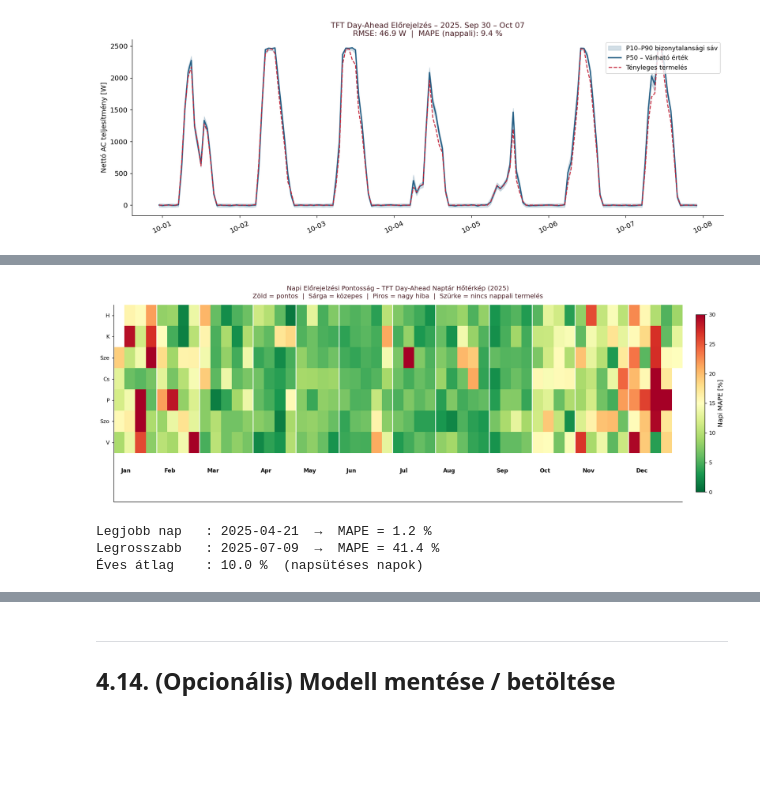
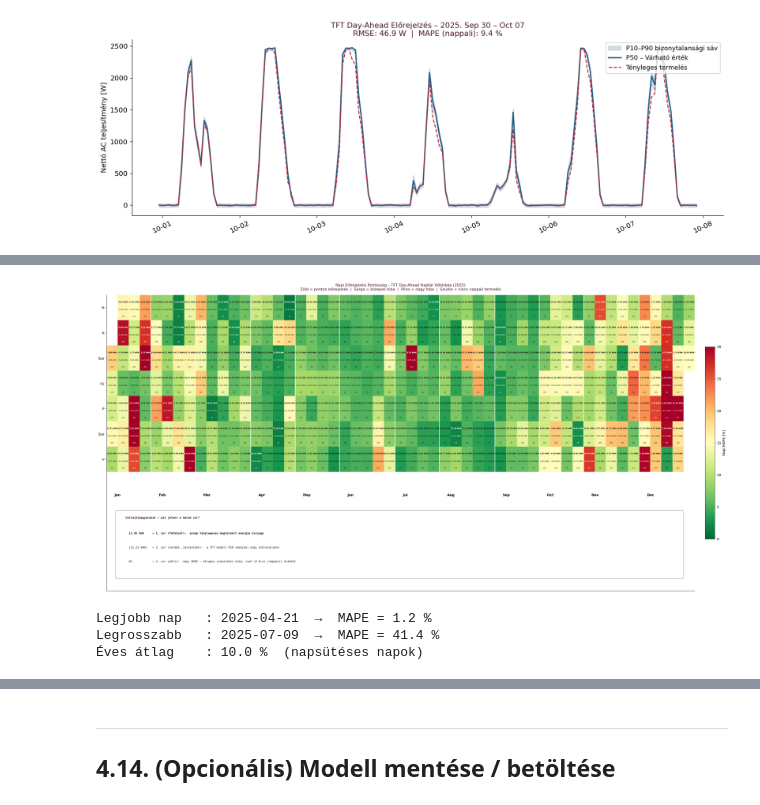
Before and after one commit to csabatatrai/solar-ml-pipeline, a Jupyter notebook: solar_ml_pipeline.ipynb, the cells around one changed output, grey strips where cells are left out. Drawn from its saved outputs; the diff is of its cells as text; code cells hidden in the pictures; blank space fills up the shorter version.

```diff
--- a/solar_ml_pipeline.ipynb
+++ b/solar_ml_pipeline.ipynb
@@ -527,7 +535,6 @@ Vizualizált hét: 2025-09-30 – 2025-10-07  (offset: 39/51)
 # %%
 # ─── 13. Vizualizáció: Napi MAPE Naptár Hőtérkép (2025) ────────────────────────
 
-# Helyi idő közelítése UTC+1-gyel (CET, DST figyelmen kívül – vizualizációhoz elegendő)
 _local_idx = actual_s.index + pd.Timedelta(hours=1)
 _tmp = pd.DataFrame({"actual": actual_s.values, "p50": p50_s.values}, index=_local_idx)
 _tmp = _tmp[_tmp.index.year == 2025]
@@ -540,58 +547,118 @@ def _day_mape(grp):
                     / grp.loc[_mask, "actual"]).mean() * 100)
 
 _daily_mape_s    = _tmp.groupby(_tmp.index.date).apply(_day_mape)
-_daily_mape_dict = _daily_mape_s.to_dict()      # datetime.date → float
+_daily_mape_dict = _daily_mape_s.to_dict()
+
+_daily_actual_kwh = (_tmp.groupby(_tmp.index.date)["actual"].sum() / 1000).to_dict()
+_daily_pred_kwh   = (_tmp.groupby(_tmp.index.date)["p50"].sum() / 1000).to_dict()
 
 _year     = 2025
 _all_days = pd.date_range(f"{_year}-01-01", f"{_year}-12-31", freq="D")
-_dow0     = _all_days[0].dayofweek              # Jan 1 napja (2025 = 2, Szerda)
+_dow0     = _all_days[0].dayofweek
 
-# Calendar grid: 7 sor (nap) × 54 oszlop (hét)
-_grid = np.full((7, 54), np.nan)
+_grid      = np.full((7, 54), np.nan)
+_grid_act  = np.full((7, 54), np.nan)
+_grid_pred = np.full((7, 54), np.nan)
+
 for _d in _all_days:
     _i   = (_d - _all_days[0]).days
     _col = (_i + _dow0) // 7
     _row = _d.dayofweek
     _val = _daily_mape_dict.get(_d.date(), np.nan)
     if isinstance(_val, (int, float)) and not np.isnan(_val):
         _grid[_row, _col] = float(_val)
+    _a = float(_daily_actual_kwh.get(_d.date(), np.nan))
+    _p = float(_daily_pred_kwh.get(_d.date(), np.nan))
+    if not np.isnan(_a):
+        _grid_act[_row, _col] = _a
+    if not np.isnan(_p):
+        _grid_pred[_row, _col] = _p
 
-fig, ax = plt.subplots(figsize=(17, 5.5))
-_im = ax.imshow(_grid, aspect="auto", cmap="RdYlGn_r", vmin=0, vmax=30, origin="upper")
-_cb = plt.colorbar(_im, ax=ax, label="Napi MAPE [%]", shrink=0.9, pad=0.02)
-_cb.ax.tick_params(labelsize=9)
+_cmap_cal = plt.cm.RdYlGn_r
+_norm_cal  = matplotlib.colors.Normalize(vmin=0, vmax=30)
 
-# Hónaphatárok + feliratok közvetlenül a rács alatt (y=7.2)
+fig, ax = plt.subplots(figsize=(32, 14))
+_im = ax.imshow(_grid, aspect="auto", cmap=_cmap_cal, norm=_norm_cal, origin="upper")
+_cb = plt.colorbar(_im, ax=ax, label="Napi MAPE [%]", shrink=0.65, pad=0.015)
+_cb.ax.tick_params(labelsize=11)
+
+# Cellánkénti szöveges annotáció
+for _row in range(7):
+    for _col in range(54):
+        _act  = _grid_act[_row, _col]
+        _pred = _grid_pred[_row, _col]
+        _mape = _grid[_row, _col]
+        if np.isnan(_act):
+            continue
+        if np.isnan(_mape):
+            _txt_color = "#333333"
+        else:
+            _rgba = _cmap_cal(_norm_cal(_mape))
+            _lum  = 0.2126 * _rgba[0] + 0.7152 * _rgba[1] + 0.0722 * _rgba[2]
+            _txt_color = "white" if _lum < 0.45 else "#1a1a1a"
+
+        ax.text(_col, _row - 0.22, f"{_act:.2f} kWh", ha="center", va="center",
+                fontsize=5.8, color=_txt_color, fontweight="bold")
+        ax.text(_col, _row + 0.08, f"({_pred:.2f} kWh)", ha="center", va="center",
+                fontsize=5.2, color=_txt_color)
+        if not np.isnan(_mape):
+            ax.text(_col, _row + 0.35, f"{_mape:.0f}%", ha="center", va="center",
+                    fontsize=4.6, color=_txt_color, style="italic")
+
+# Hónaphatárok + feliratok
 _prev_mon = None
 for _d in _all_days:
     _i   = (_d - _all_days[0]).days
     _col = (_i + _dow0) // 7
     if _d.month != _prev_mon:
-        ax.axvline(_col - 0.5, color="white", lw=1.5, alpha=0.9)
-        ax.text(_col + 0.2, 7.2, _d.strftime("%b"), fontsize=9.5,
+        ax.axvline(_col - 0.5, color="white", lw=2.0, alpha=0.85)
+        ax.text(_col + 0.2, 7.35, _d.strftime("%b"), fontsize=11,
                 color="#111111", fontweight="bold", va="top", ha="left")
         _prev_mon = _d.month
 
-# Ylim: szoros felül (-0.5), épp annyi alul, hogy a feliratok elférjenek (8.8)
-ax.set_ylim(8.8, -0.5)
+# ── Cellajelmagyarázat doboz ─────────────────────────────────────────────────
+from matplotlib.patches import FancyBboxPatch
+
+_leg_y0 = 8.25   # doboz teteje (adatkoordinátákban, origin="upper" → növekvő = lefelé)
+_leg_entries = [
+    # (y_offset, szöveg, fontweight, fontstyle)
+    (0.00, "Cellajelmagyarázat – mit jelent a három sor?",       "bold",   "normal"),
+    (0.62, "  12.45 kWh     ← 1. sor (félkövér):  aznap ténylegesen megtermelt energia összege",                    "bold",   "normal"),
+    (1.18, "  (11.23 kWh)   ← 2. sor (normál, zárójelben):  a TFT modell P50 (medián) napi előrejelzése",           "normal", "normal"),
+    (1.74, "  8%            ← 3. sor (dőlt):  napi MAPE – átlagos százalékos hiba, csak >5 W-os (nappali) órákból", "normal", "italic"),
+]
+for _dy, _txt, _fw, _fs in _leg_entries:
+    _fc = COLORS.get("title", "#481d24") if _dy == 0 else "#1a1a1a"
+    ax.text(1.2, _leg_y0 + _dy, _txt, ha="left", va="top",
+            fontsize=9.0, fontfamily="monospace",
+            fontweight=_fw, style=_fs, color=_fc, zorder=6)
+
+ax.add_patch(FancyBboxPatch(
+    (0.4, _leg_y0 - 0.1), 51.0, 2.45,
+    boxstyle="round,pad=0.12", linewidth=1.4,
+    edgecolor="#aaaaaa", facecolor="white", alpha=0.93,
+    transform=ax.transData, zorder=5,
+))
+
+ax.set_ylim(11.2, -0.5)
 ax.set_yticks(range(7))
-ax.set_yticklabels(["H", "K", "Sze", "Cs", "P", "Szo", "V"], fontsize=9)
+ax.set_yticklabels(["H", "K", "Sze", "Cs", "P", "Szo", "V"], fontsize=11)
 ax.set_xticks([])
 ax.set_xlim(-0.5, 52.5)
 ax.set_title(
     "Napi Előrejelzési Pontosság – TFT Day-Ahead Naptár Hőtérkép (2025)\n"
-    "Zöld = pontos  |  Sárga = közepes  |  Piros = nagy hiba  |  Szürke = nincs nappali termelés",
-    fontsize=11, color=COLORS.get("title", "#481d24"), pad=12,
+    "Zöld = pontos előrejelzés  |  Sárga = közepes hiba  |  Piros = nagy hiba  |  Szürke = nincs nappali termelés",
+    fontsize=12, color=COLORS.get("title", "#481d24"), pad=14,
 )
 plt.tight_layout()
 plt.show()
 
 _no_nan = _daily_mape_s.dropna()
 print(f"Legjobb nap   : {_no_nan.idxmin()}  →  MAPE = {_no_nan.min():.1f} %")
 print(f"Legrosszabb   : {_no_nan.idxmax()}  →  MAPE = {_no_nan.max():.1f} %")
 print(f"Éves átlag    : {_no_nan.mean():.1f} %  (napsütéses napok)")
 # %% [output]
-[figure, old version]
+[figure, new version]
 Legjobb nap   : 2025-04-21  →  MAPE = 1.2 %
 Legrosszabb   : 2025-07-09  →  MAPE = 41.4 %
 Éves átlag    : 10.0 %  (napsütéses napok)
```
Also changed, not shown: parts of 6 cells of this notebook, 4 other files.
